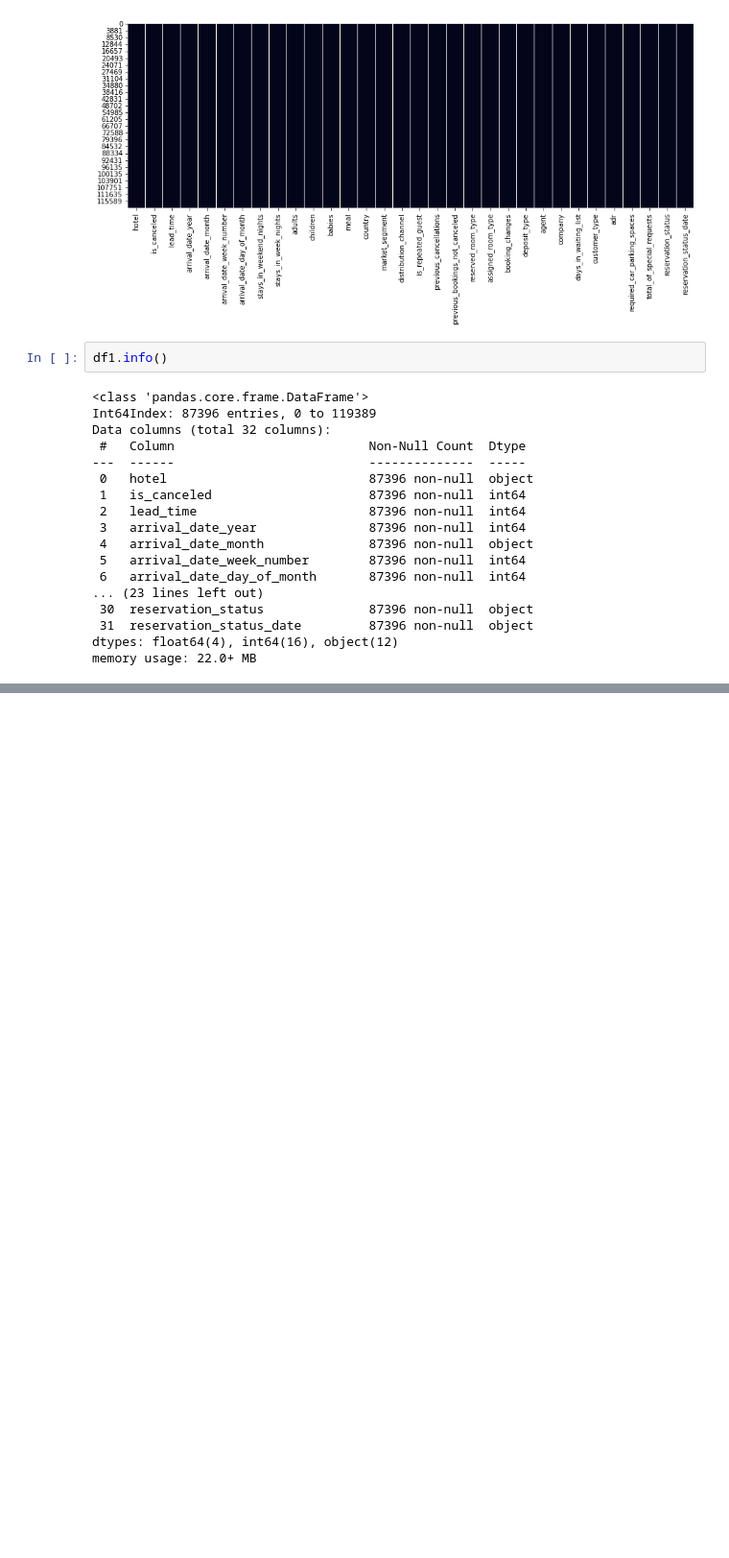
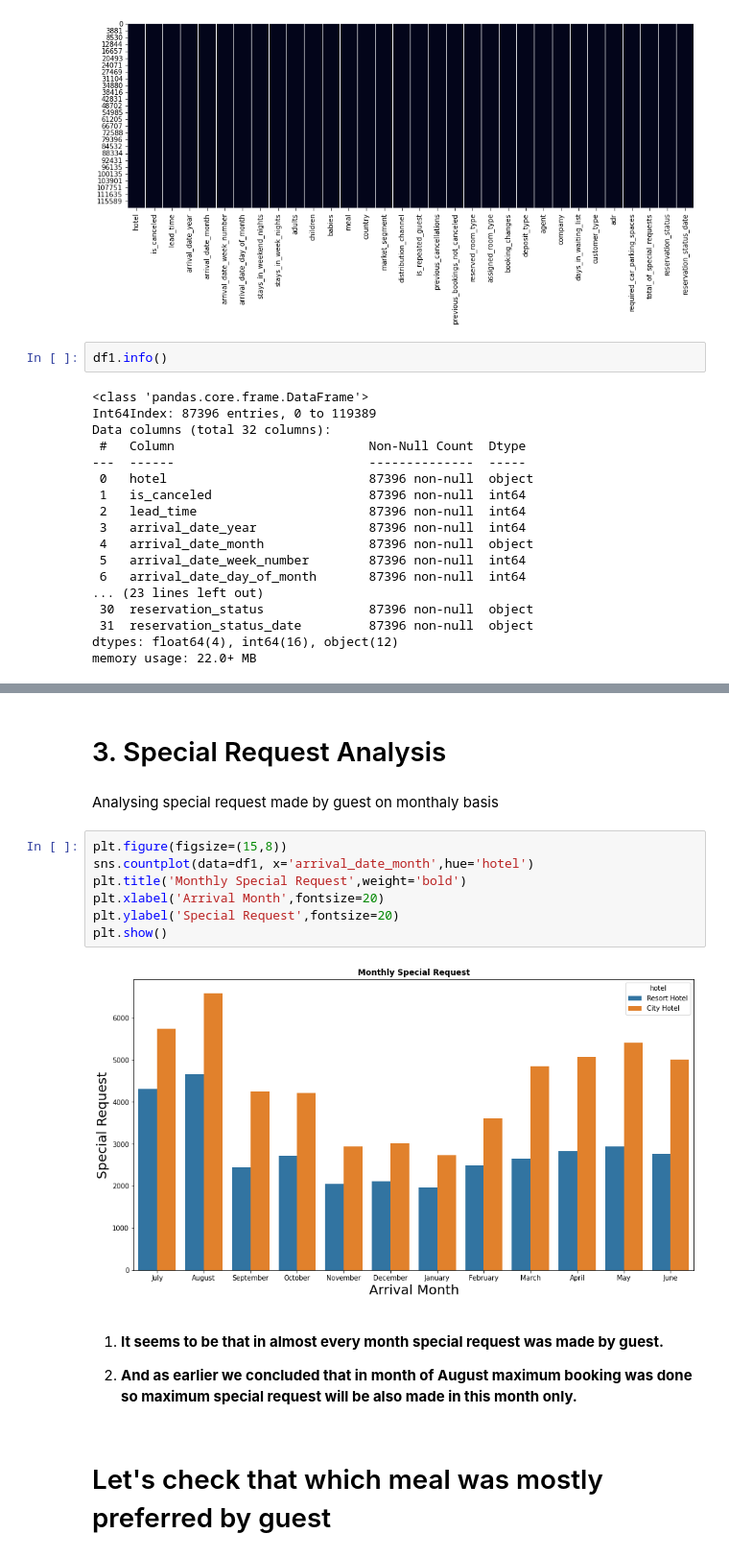
Before and after one commit to Kaushaljha488/Hotel-booking-Analysis, a Jupyter notebook: kaushal_Hotel_Booking_Analysis_Capstone_Project.ipynb, the cells around one changed output, grey strips where cells are left out. Shown: that part at 96% size. Saved outputs shown, nothing was run; the diff lists cells and outputs as text; blank space fills up the shorter version.

```diff
--- a/kaushal_Hotel_Booking_Analysis_Capstone_Project.ipynb
+++ b/kaushal_Hotel_Booking_Analysis_Capstone_Project.ipynb
@@ -295,0 +374,19 @@ memory usage: 22.0+ MB
+# %% [markdown]
+# 3. Special Request Analysis
+# %% [markdown]
+Analysing special request made by guest on monthaly basis
+# %%
+plt.figure(figsize=(15,8))
+sns.countplot(data=df1, x='arrival_date_month',hue='hotel')
+plt.title('Monthly Special Request',weight='bold')
+plt.xlabel('Arrival Month',fontsize=20)
+plt.ylabel('Special Request',fontsize=20)
+plt.show()
+# %% [output]
+[figure, added]
+# %% [markdown]
+1.  **It seems to be that in almost every month special request was made by guest.**
+
+2. **And as earlier we concluded that in month of August maximum booking was done so maximum special request will be also made in this month only.**
+# %% [markdown]
+# Let's check that which meal was mostly preferred by guest
```
Also changed, not shown: parts of 16 cells of this notebook.
